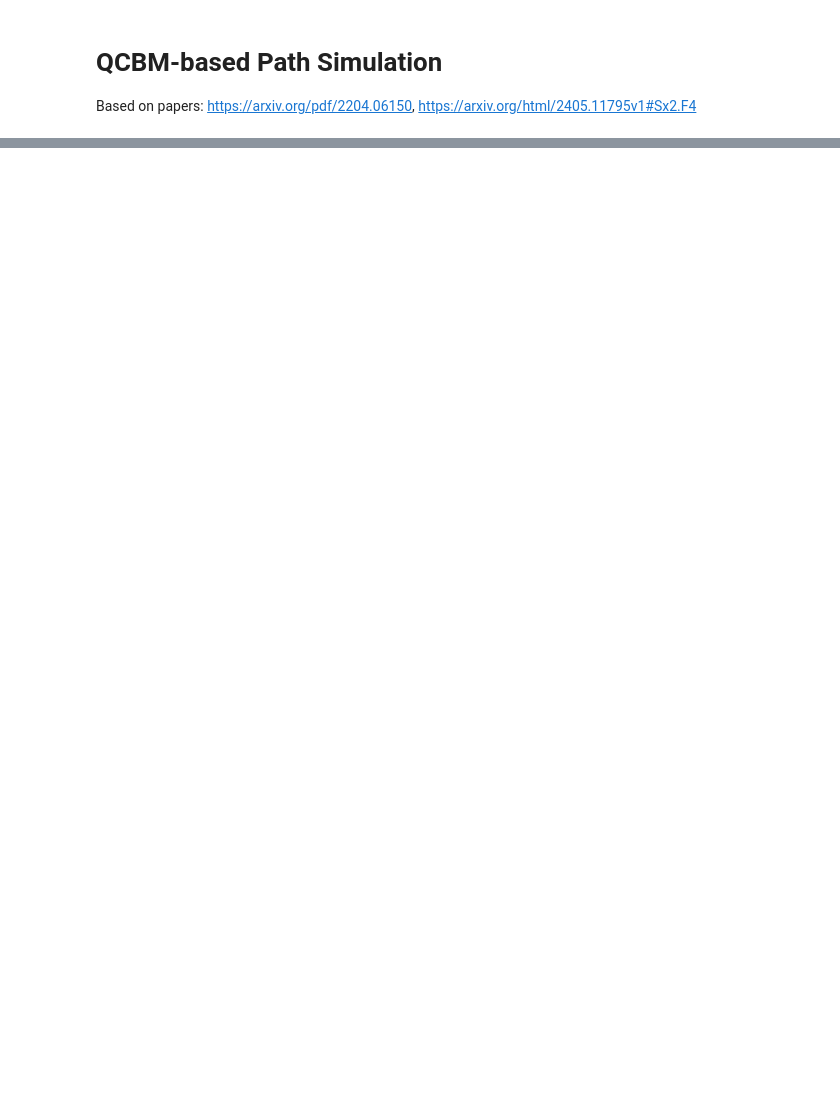
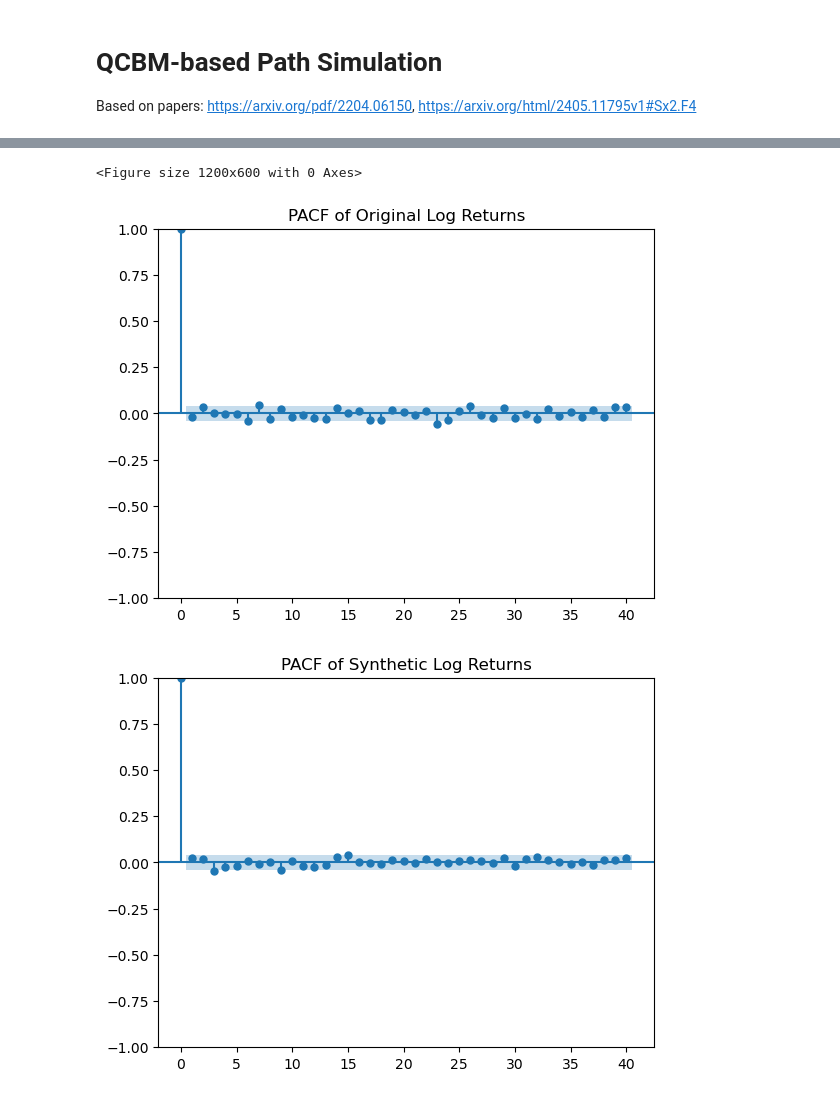
Before and after one commit to Soham-Deshpande/Quantum-Deep-Hedging, a Jupyter notebook: src/QuantumPath/qcbmbased.ipynb, the cells around one changed output, grey strips where cells are left out. Saved outputs shown, nothing was run; the diff lists cells and outputs as text; code cells hidden in the pictures; blank space fills up the shorter version.

```diff
--- a/src/QuantumPath/qcbmbased.ipynb
+++ b/src/QuantumPath/qcbmbased.ipynb
@@ -257,0 +331,9 @@ plt.show()
+# %%
+plt.figure(figsize=(12, 6))
+sm.graphics.tsa.plot_pacf(log_returns, lags=40, alpha=0.05, title='PACF of Original Log Returns')
+sm.graphics.tsa.plot_pacf(synthetic_log_returns, lags=40, alpha=0.05, title='PACF of Synthetic Log Returns')
+plt.show()
+# %% [output]
+<Figure size 1200x600 with 0 Axes>
+[figure, added]
+[figure, added]
```
Also changed, not shown: parts of 20 cells of this notebook, 8 other files.
